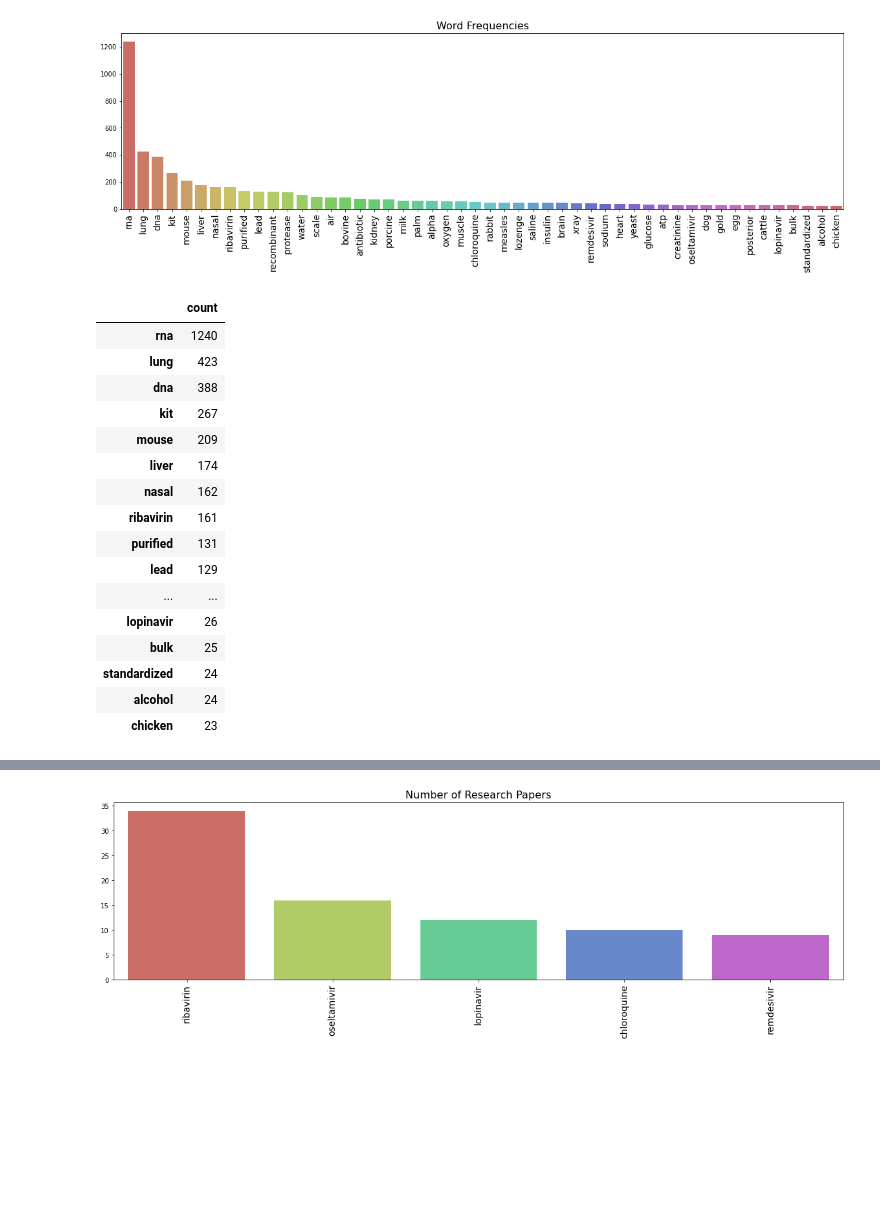
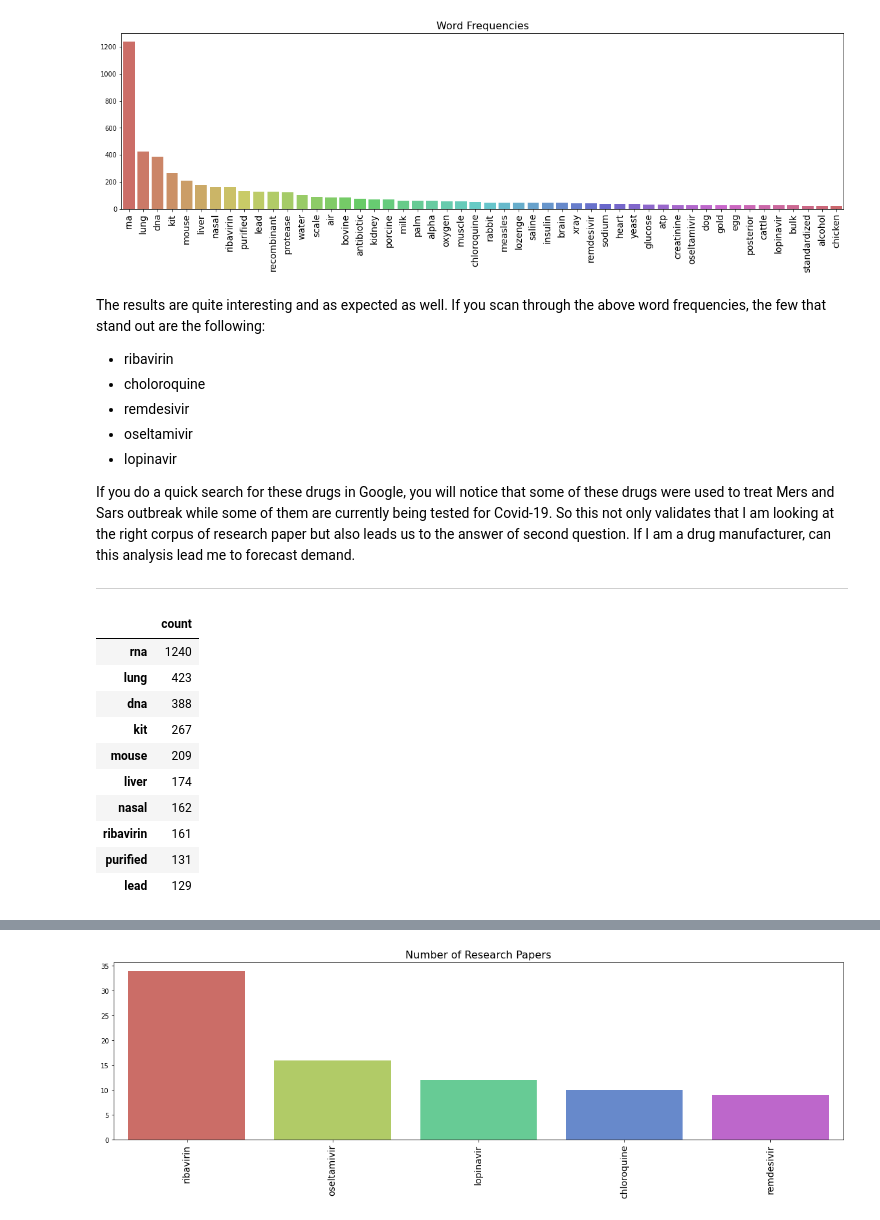
Before and after one commit to jongfranco/Covid-19_Research, a Jupyter notebook: Covid_19_Research_Part_2.ipynb, the cells around one changed output, grey strips where cells are left out. Saved outputs shown, nothing was run; the diff lists cells and outputs as text; code cells hidden in the pictures; blank space fills up the shorter version.

Commit message:
Updated markups & analysis results.

```diff
--- a/Covid_19_Research_Part_2.ipynb
+++ b/Covid_19_Research_Part_2.ipynb
@@ -267,23 +293,30 @@ ax = word_frequency_barplot(matched_only_df)
 ax.set_title("Word Frequencies", fontsize=16);
 # %% [output]
 [figure]
+# %% [markdown]
+The results are quite interesting and as expected as well. If you scan through the above word frequencies, the few that stand out are the following:
+- ribavirin
+- choloroquine
+- remdesivir
+- oseltamivir
+- lopinavir
+
+If you do a quick search for these drugs in Google, you will notice that some of these drugs were used to treat Mers and Sars outbreak while some of them are currently being tested for Covid-19.
+So this not only validates that I am looking at the right corpus of research paper but also leads us to the answer of second question. If I am a drug manufacturer, can this analysis lead me to forecast demand.
+
+
+---
 # %%
-matched_only_df.head(50)
+matched_only_df.head(10)
 # %% [output]
 |  | count |
 | rna | 1240 |
 | lung | 423 |
 | dna | 388 |
 | kit | 267 |
 | mouse | 209 |
 | liver | 174 |
 | nasal | 162 |
 | ribavirin | 161 |
 | purified | 131 |
 | lead | 129 |
-| ... | ... |
-| lopinavir | 26 |
-| bulk | 25 |
-| standardized | 24 |
-| alcohol | 24 |
-| chicken | 23 |
```
Also changed, not shown: parts of 72 cells of this notebook.
